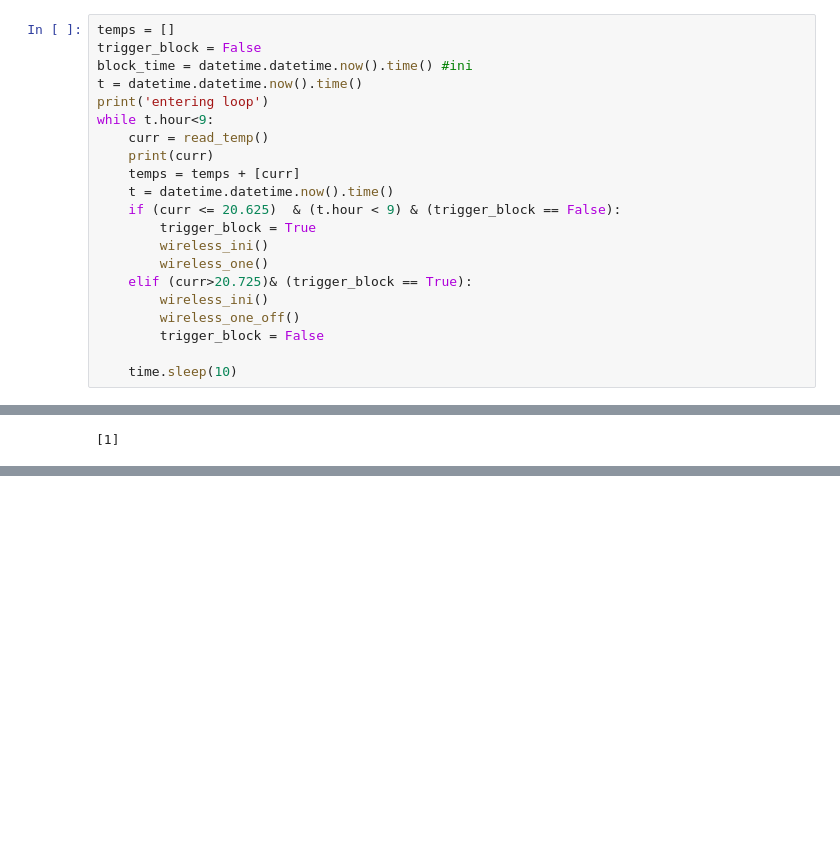
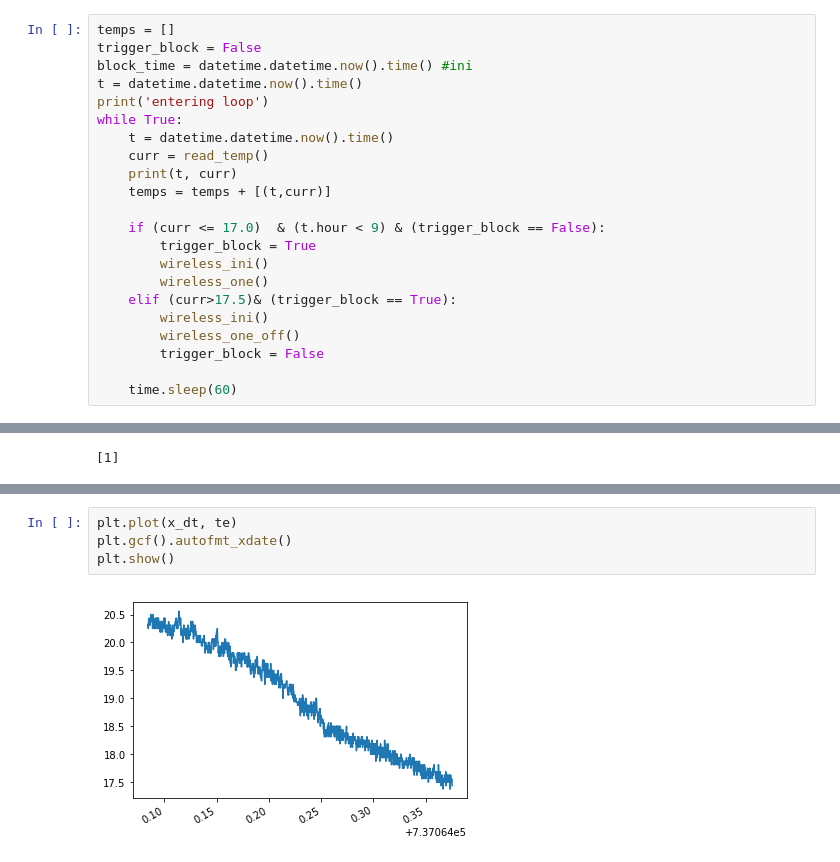
Before and after one commit to EdwardBurgin/home_automation, a Jupyter notebook: home_notebook.ipynb, the cells around one changed output, grey strips where cells are left out. Cells and saved outputs as stored; diff of their text form; blank space fills up the shorter version.

```diff
--- a/home_notebook.ipynb
+++ b/home_notebook.ipynb
@@ -121,20 +127,21 @@ trigger_block = False
 block_time = datetime.datetime.now().time() #ini
 t = datetime.datetime.now().time()
 print('entering loop')
-while t.hour<9:
+while True:
+    t = datetime.datetime.now().time()
     curr = read_temp()
-    print(curr)
-    temps = temps + [curr]
-    t = datetime.datetime.now().time()
-    if (curr <= 20.625)  & (t.hour < 9) & (trigger_block == False):
+    print(t, curr)
+    temps = temps + [(t,curr)]
+
+    if (curr <= 17.0)  & (t.hour < 9) & (trigger_block == False):
         trigger_block = True
         wireless_ini()
         wireless_one()
-    elif (curr>20.725)& (trigger_block == True):
+    elif (curr>17.5)& (trigger_block == True):
         wireless_ini()
         wireless_one_off()
         trigger_block = False
 
-    time.sleep(10)
+    time.sleep(60)
 # %% [output]
 entering loop
@@ -171,0 +205,6 @@ temps
+# %%
+plt.plot(x_dt, te)
+plt.gcf().autofmt_xdate()
+plt.show()
+# %% [output]
+[figure, added]
```
Also changed, not shown: parts of 18 cells of this notebook, 1 other file.
